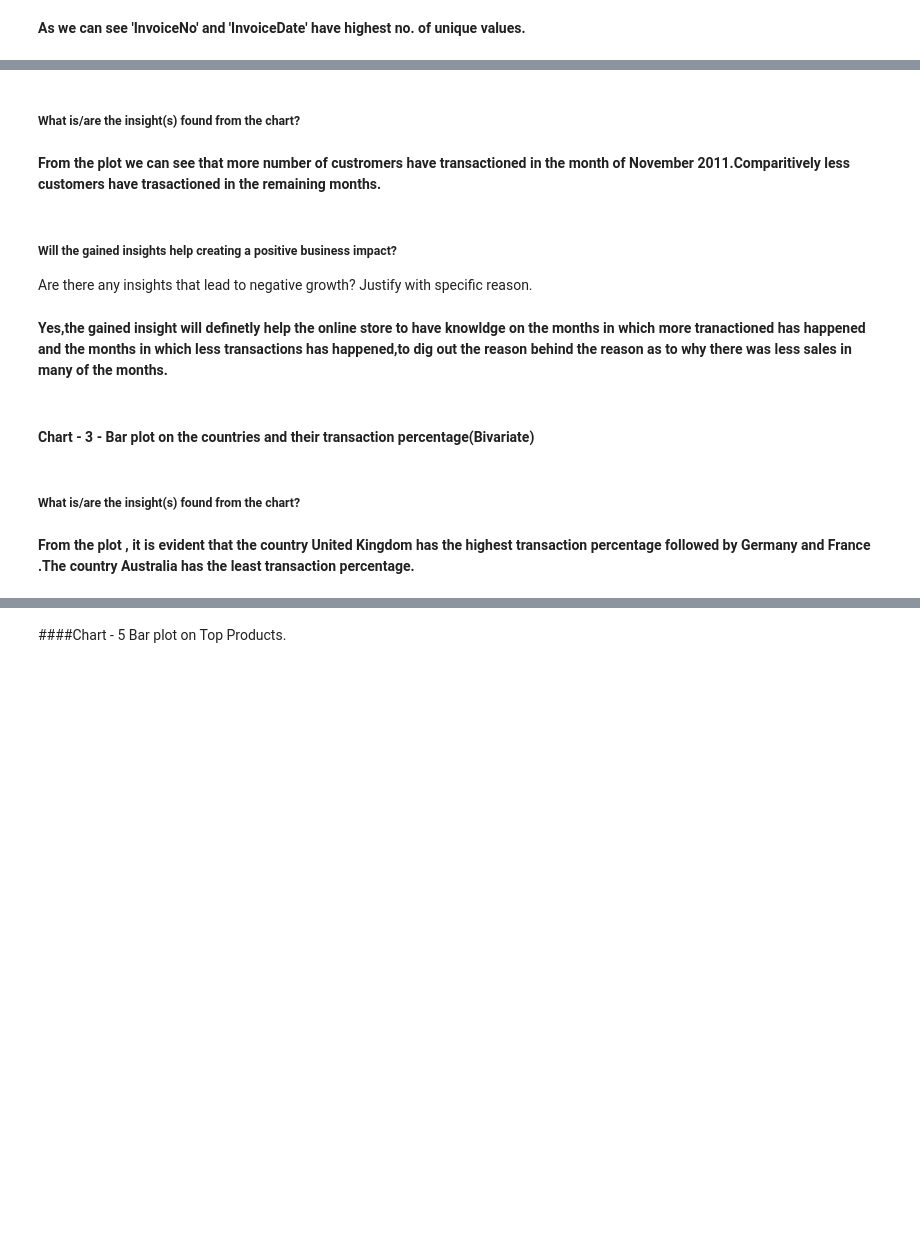
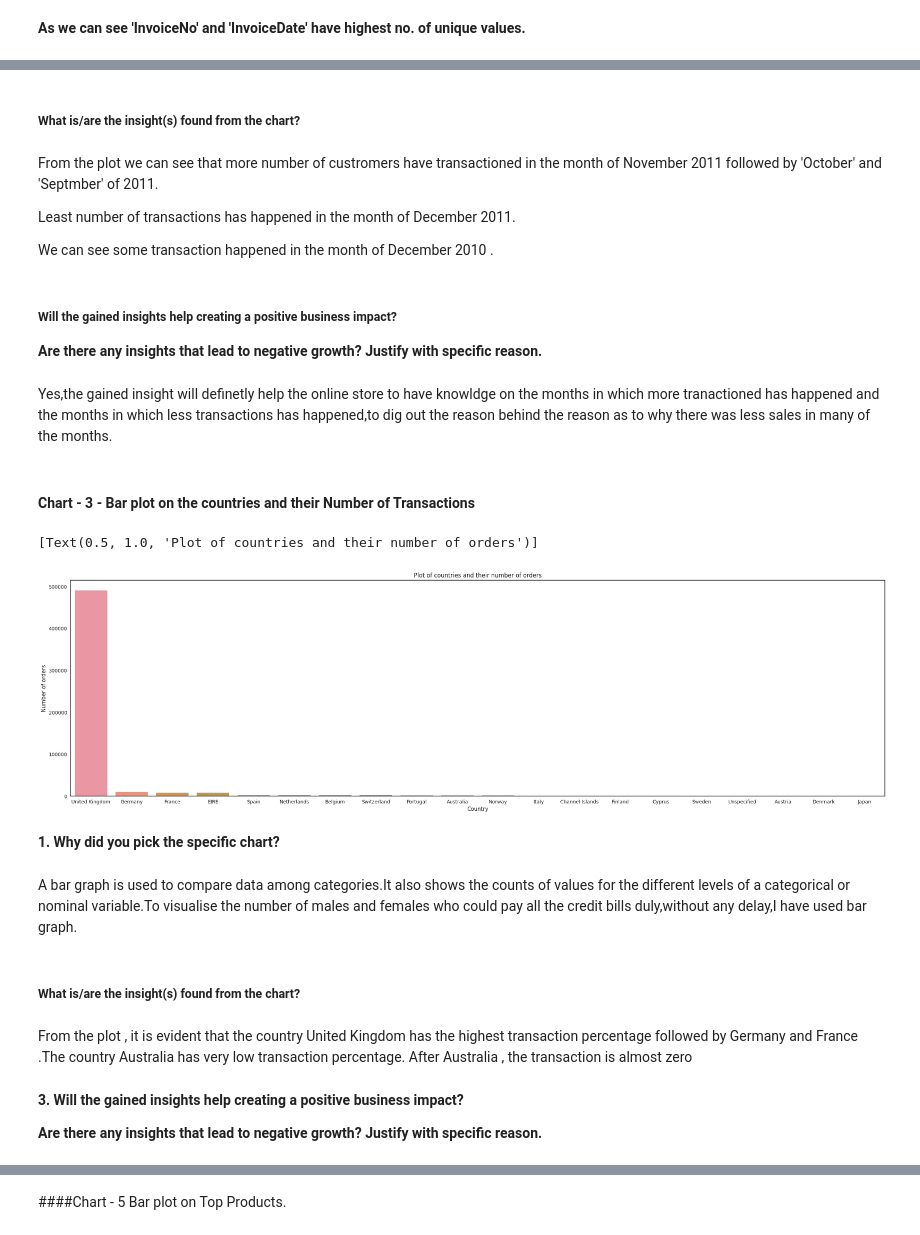
Before and after one commit to 1991Ab/Capstone-Project-4-Online-Retail-Customer-Segmentation, a Jupyter notebook: Online_Retail_Customer_Segmentation.ipynb, the cells around one changed output, grey strips where cells are left out. Saved outputs shown, nothing was run; the diff lists cells and outputs as text; code cells hidden in the pictures; blank space fills up the shorter version.

```diff
--- a/Online_Retail_Customer_Segmentation.ipynb
+++ b/Online_Retail_Customer_Segmentation.ipynb
@@ -636,11 +696,15 @@ plt.show()
 # %% [markdown]
-#####  What is/are the insight(s) found from the chart?
+#####  **What is/are the insight(s) found from the chart?**
 # %% [markdown]
-**From the plot we can see that more number of custromers have transactioned in the month of November 2011.Comparitively less customers have trasactioned in the  remaining months.**
+From the plot we can see that more number of custromers have transactioned in the month of November 2011 followed by 'October' and 'Septmber' of 2011.
+
+Least number of transactions has happened in the month of December 2011.
+
+We can  see some transaction happened in the month of December 2010 .
 # %% [markdown]
-#####  Will the gained insights help creating a positive business impact?
-Are there any insights that lead to negative growth? Justify with specific reason.
+#####  **Will the gained insights help creating a positive business impact?**
+**Are there any insights that lead to negative growth? Justify with specific reason.**
 # %% [markdown]
-**Yes,the gained insight will definetly help the online store to have knowldge on the months in which more tranactioned has happened and the months in which less transactions has happened,to dig out the reason behind the reason as to why there was less sales in many of the months.**
+Yes,the gained insight will definetly help the online store to have knowldge on the months in which more tranactioned has happened and the months in which less transactions has happened,to dig out the reason behind the reason as to why there was less sales in many of the months.
 # %% [markdown]
-#### Chart - 3 - Bar plot on the  countries and their transaction percentage(Bivariate)
+#### Chart - 3 - Bar plot on the  countries and their Number of Transactions
@@ -673,4 +711,20 @@ plt.show()
+# %%
+sns.set_style('white')
+plt.rcParams['font.size'] = 15
+plt.rcParams['figure.figsize'] = (30,8)
+sns.barplot(data=top_ten.head(20), x="Country", y ="Number of orders" ).set(title = "Plot of countries and their number of orders")
+# %% [output]
+[Text(0.5, 1.0, 'Plot of countries and their number of orders')]
+[figure, added]
+# %% [markdown]
+**1. Why did you pick the specific chart?**
+# %% [markdown]
+A bar graph is used to compare data among categories.It also shows the counts of values for the different levels of a categorical or nominal variable.To visualise   the number of males and females who could pay all the credit bills duly,without any delay,I have used bar graph.
 # %% [markdown]
-##### What is/are the insight(s) found from the chart?
+##### **What is/are the insight(s) found from the chart?**
 # %% [markdown]
-**From the plot , it is evident that the country United Kingdom has the highest transaction percentage followed by Germany and France .The country Australia has the least transaction percentage.**
+From the plot , it is evident that the country United Kingdom has the highest transaction percentage followed by Germany and France .The country Australia has very low transaction percentage. After Australia , the transaction  is almost zero
+# %% [markdown]
+**3. Will the gained insights help creating a positive business impact?**
+
+**Are there any insights that lead to negative growth? Justify with specific reason.**
```
Also changed, not shown: parts of 34 cells of this notebook.
